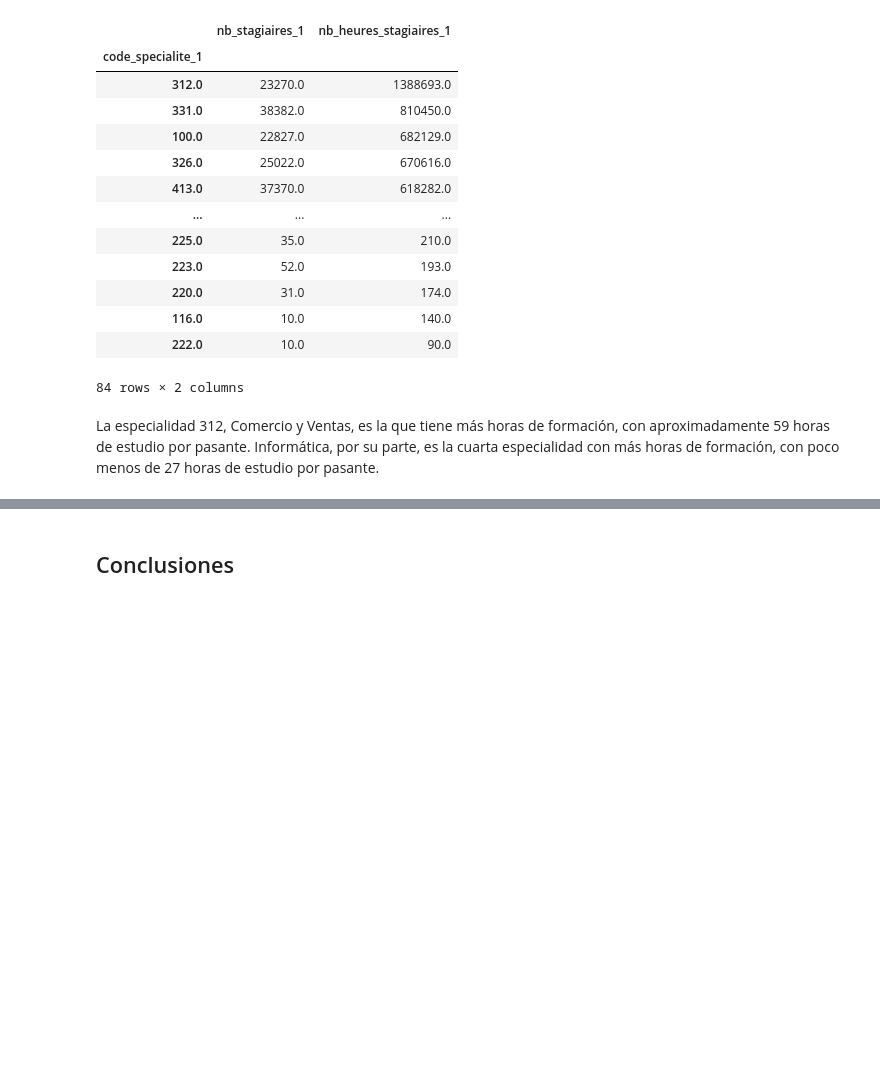
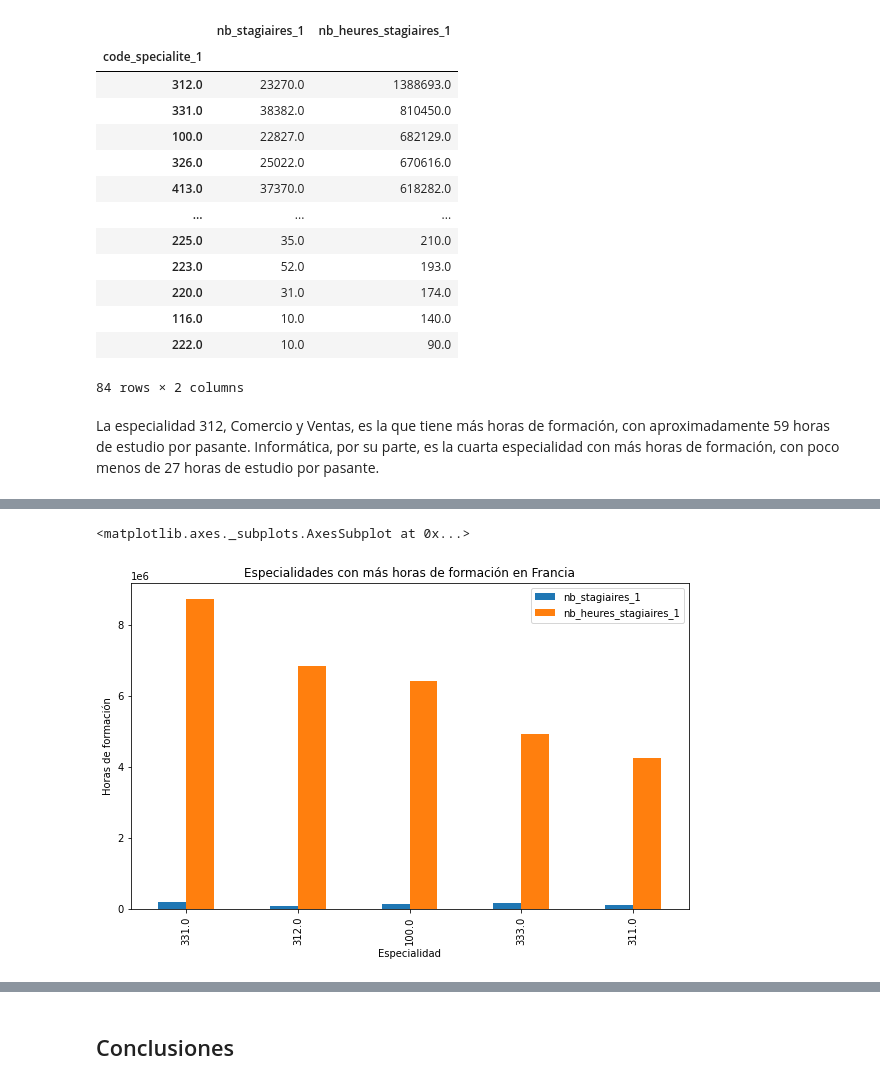
Before and after one commit to esteban062000/Big-Data-II-2021, a Jupyter notebook: tareas/tarea_1/4.EDA_tarea_1.ipynb, the cells around one changed output, grey strips where cells are left out. Drawn from its saved outputs; the diff is of its cells as text; code cells hidden in the pictures; blank space fills up the shorter version.

```diff
--- a/tareas/tarea_1/4.EDA_tarea_1.ipynb
+++ b/tareas/tarea_1/4.EDA_tarea_1.ipynb
@@ -267,0 +270,5 @@ La especialidad 312, Comercio y Ventas, es la que tiene más horas de formación
+# %%
+sumBySpeciality1.sort_values(by='nb_heures_stagiaires_1', ascending=False).head().plot(kind='bar',figsize=(10,6), xlabel = "Especialidad", ylabel = "Horas de formación", title = "Especialidades con más horas de formación en Francia")
+# %% [output]
+<matplotlib.axes._subplots.AxesSubplot at 0x...>
+[figure, added]
```
Also changed, not shown: parts of 12 cells of this notebook.
